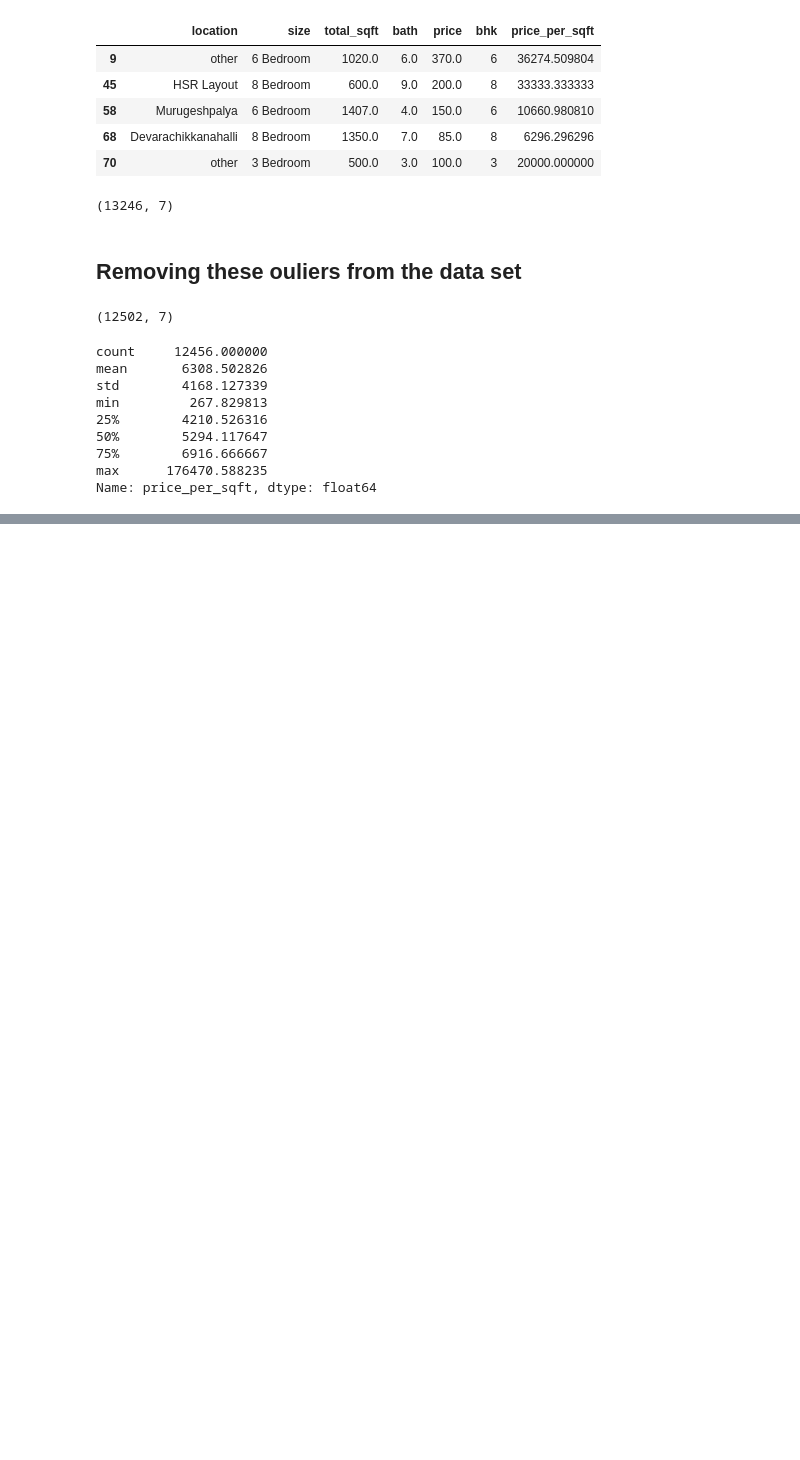
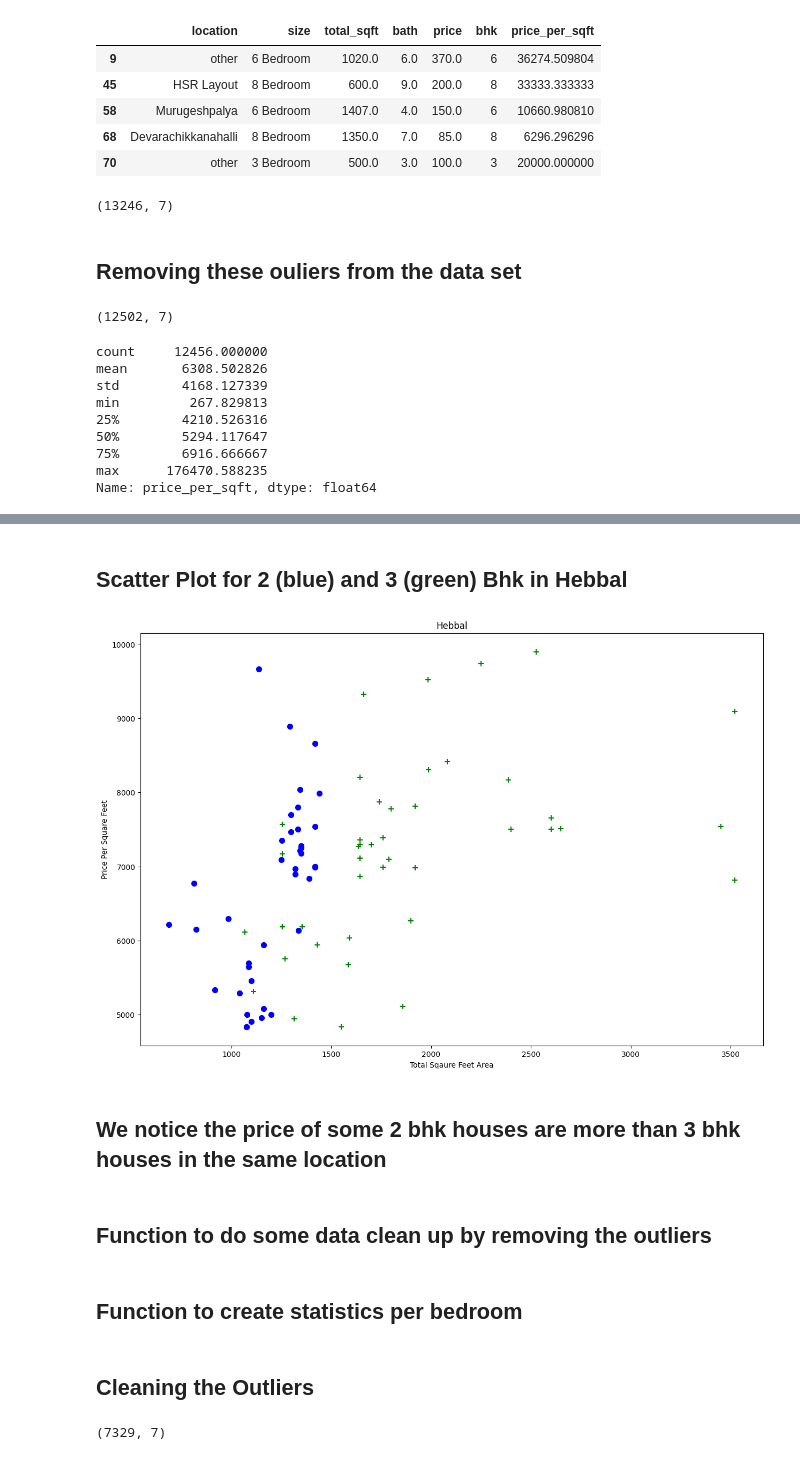
Before and after one commit to srijajha05/Machine-Learning-Project, a Jupyter notebook: Untitled.ipynb, the cells around one changed output, grey strips where cells are left out. Saved outputs shown, nothing was run; the diff lists cells and outputs as text; code cells hidden in the pictures; blank space fills up the shorter version.

```diff
--- a/Untitled.ipynb
+++ b/Untitled.ipynb
@@ -284,0 +322,12 @@ Name: price_per_sqft, dtype: float64
+# %% [markdown]
+## Scatter Plot for 2 (blue) and 3 (green) Bhk in Hebbal
+# %%
+plot_scatter_chart(df6,"Hebbal")
+# %% [output]
+[figure, added]
+# %% [markdown]
+## We notice the price of some 2 bhk houses are more than 3 bhk houses in the same location
+# %% [markdown]
+## Function to do some data clean up by removing the outliers
+# %% [markdown]
+## Function to create statistics per bedroom
@@ -284,0 +350,7 @@ Name: price_per_sqft, dtype: float64
+# %% [markdown]
+## Cleaning the Outliers
+# %%
+df7 = remove_bhk_outliers(df6)
+df7.shape
+# %% [output]
+(7329, 7)
```
Also changed, not shown: parts of 25 cells of this notebook.
